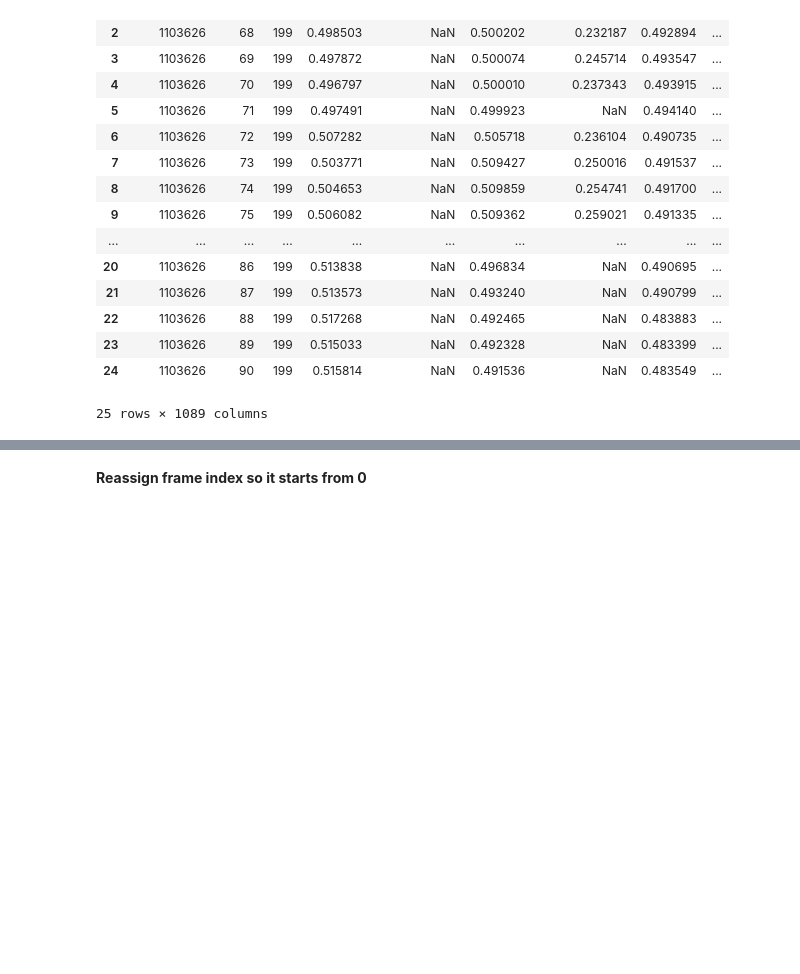
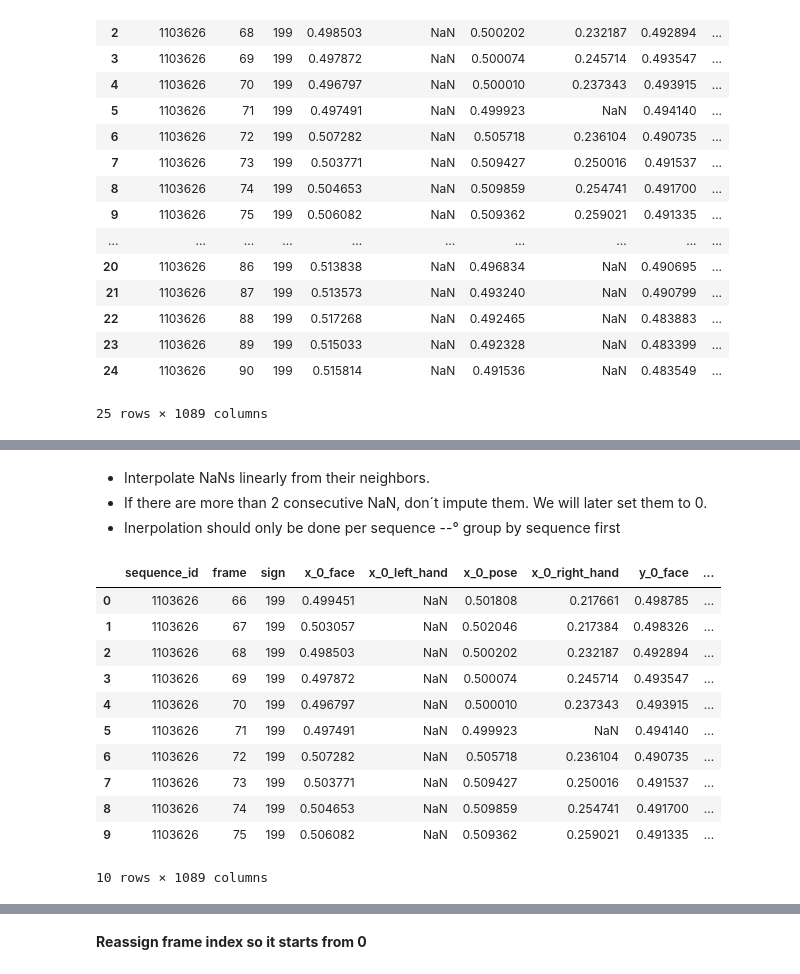
Before and after one commit to vosmani36/Capstone_Project_SignMeUp, a Jupyter notebook: EDA_DataCleaning.ipynb, the cells around one changed output, grey strips where cells are left out. Drawn from its saved outputs; the diff is of its cells as text; code cells hidden in the pictures; blank space fills up the shorter version.

```diff
--- a/EDA_DataCleaning.ipynb
+++ b/EDA_DataCleaning.ipynb
@@ -269,0 +290,20 @@ df_wide.head(25)
+# %% [markdown]
+* Interpolate NaNs linearly from their neighbors.
+* If there are more than 2 consecutive NaN, don´t impute them. We will later set them to 0.
+* Inerpolation should only be done per sequence --° group by sequence first
+# %%
+#before: NaN in x_0_right hand, row 5
+df_wide.head(10)
+# %% [output]
+|  | sequence_id | frame | sign | x_0_face | x_0_left_hand | x_0_pose | x_0_right_hand | y_0_face | ... |
+| 0 | 1103626 | 66 | 199 | 0.499451 | NaN | 0.501808 | 0.217661 | 0.498785 | ... |
+| 1 | 1103626 | 67 | 199 | 0.503057 | NaN | 0.502046 | 0.217384 | 0.498326 | ... |
+| 2 | 1103626 | 68 | 199 | 0.498503 | NaN | 0.500202 | 0.232187 | 0.492894 | ... |
+| 3 | 1103626 | 69 | 199 | 0.497872 | NaN | 0.500074 | 0.245714 | 0.493547 | ... |
+| 4 | 1103626 | 70 | 199 | 0.496797 | NaN | 0.500010 | 0.237343 | 0.493915 | ... |
+| 5 | 1103626 | 71 | 199 | 0.497491 | NaN | 0.499923 | NaN | 0.494140 | ... |
+| 6 | 1103626 | 72 | 199 | 0.507282 | NaN | 0.505718 | 0.236104 | 0.490735 | ... |
+| 7 | 1103626 | 73 | 199 | 0.503771 | NaN | 0.509427 | 0.250016 | 0.491537 | ... |
+| 8 | 1103626 | 74 | 199 | 0.504653 | NaN | 0.509859 | 0.254741 | 0.491700 | ... |
+| 9 | 1103626 | 75 | 199 | 0.506082 | NaN | 0.509362 | 0.259021 | 0.491335 | ... |
+10 rows × 1089 columns
```
Also changed, not shown: parts of 32 cells of this notebook.
